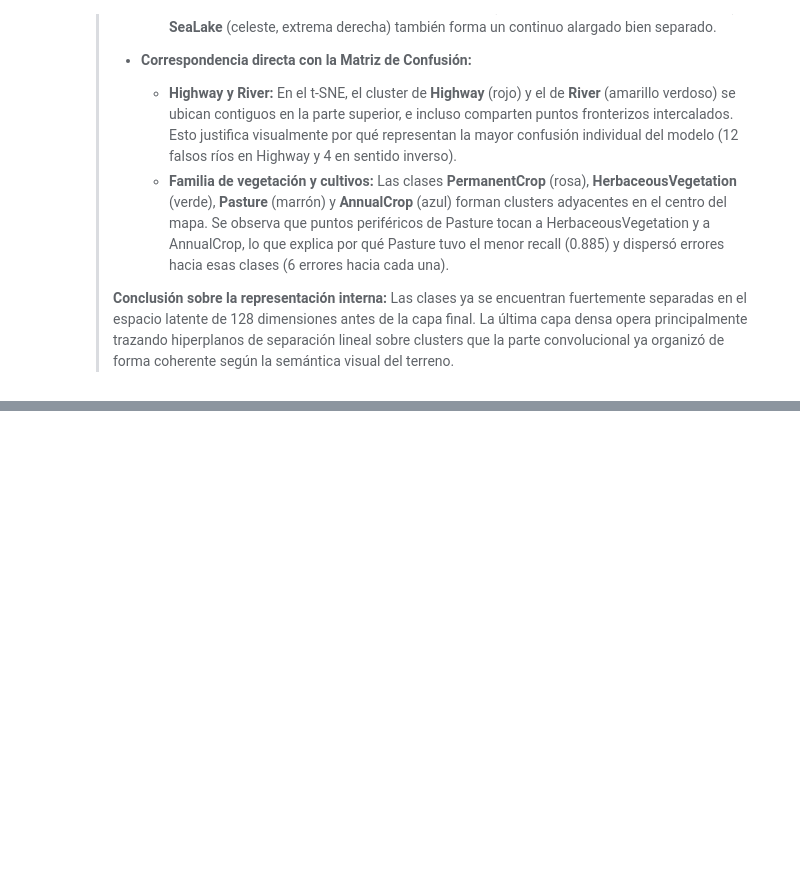
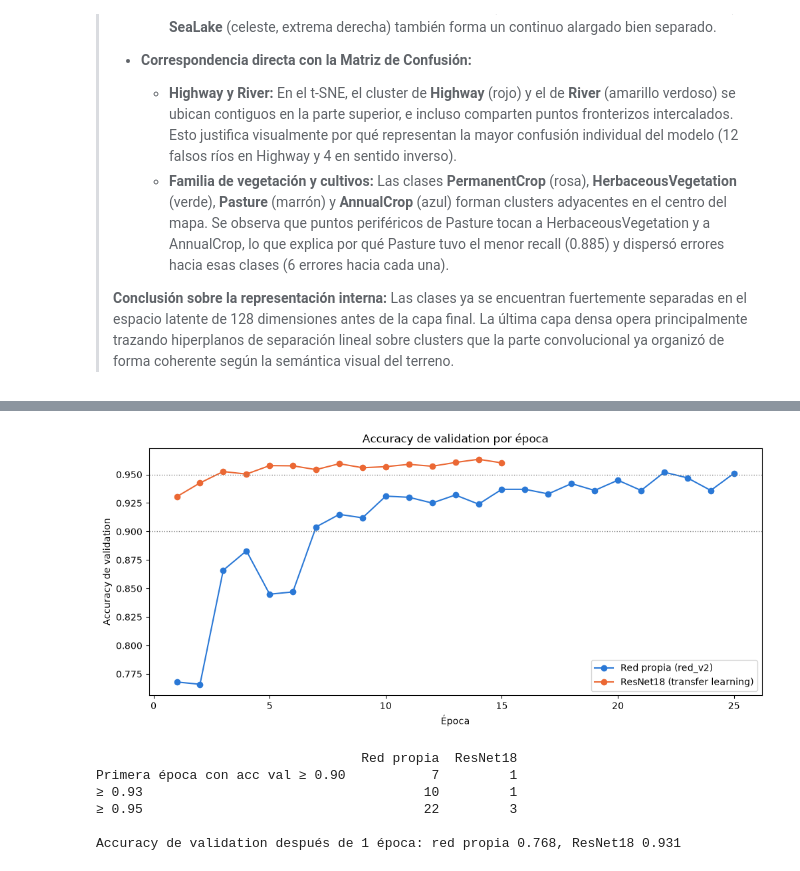
Before and after one commit to manuelferrario/tp3-redes-neuronales-EuroSAT, a Jupyter notebook: tp3.ipynb, the cells around one changed output, grey strips where cells are left out. Drawn from its saved outputs; the diff is of its cells as text; code cells hidden in the pictures; blank space fills up the shorter version.

```diff
--- a/tp3.ipynb
+++ b/tp3.ipynb
@@ -971,0 +1230,38 @@ Varianza explicada con 50 componentes: 0.986
+# %%
+# Accuracy de validation de red_v2 por época, copiado del log de la Parte 1
+acc_val_v2 = [0.768, 0.766, 0.866, 0.883, 0.845, 0.847, 0.904, 0.915, 0.912, 0.931,
+              0.930, 0.925, 0.932, 0.924, 0.937, 0.937, 0.933, 0.942, 0.936, 0.945,
+              0.936, 0.952, 0.947, 0.936, 0.951]
+
+def primera_epoca(accs, umbral):
+    '''Primera época (contando desde 1) en que el accuracy llega al umbral, o None si nunca llega.'''
+    for epoca, acc in enumerate(accs, start=1):
+        if acc >= umbral:
+            return epoca
+    return None
+
+fig, ax = plt.subplots(figsize=(10, 4.5), constrained_layout=True)
+ax.plot(range(1, len(acc_val_v2) + 1), acc_val_v2, "o-", label="Red propia (red_v2)", color="#2a78d6")
+ax.plot(range(1, len(historia_tl["acc_val"]) + 1), historia_tl["acc_val"], "o-", label="ResNet18 (transfer learning)", color="#eb6834")
+for umbral in [0.90, 0.95]:
+    ax.axhline(umbral, color="gray", linestyle=":", linewidth=1)
+ax.set_title("Accuracy de validation por época")
+ax.set_xlabel("Época")
+ax.set_ylabel("Accuracy de validation")
+ax.legend()
+plt.show()
+
+convergencia = pd.DataFrame({
+    "Red propia": [primera_epoca(acc_val_v2, u) for u in [0.90, 0.93, 0.95]],
+    "ResNet18": [primera_epoca(historia_tl["acc_val"], u) for u in [0.90, 0.93, 0.95]],
+}, index=["Primera época con acc val ≥ 0.90", "≥ 0.93", "≥ 0.95"])
+print(convergencia)
+print(f"\nAccuracy de validation después de 1 época: red propia {acc_val_v2[0]:.3f}, ResNet18 {historia_tl['acc_val'][0]:.3f}")
+# %% [output]
+[figure, added]
+                                  Red propia  ResNet18
+Primera época con acc val ≥ 0.90           7         1
+≥ 0.93                                    10         1
+≥ 0.95                                    22         3
+
+Accuracy de validation después de 1 época: red propia 0.768, ResNet18 0.931
```
Also changed, not shown: parts of 30 cells of this notebook.
